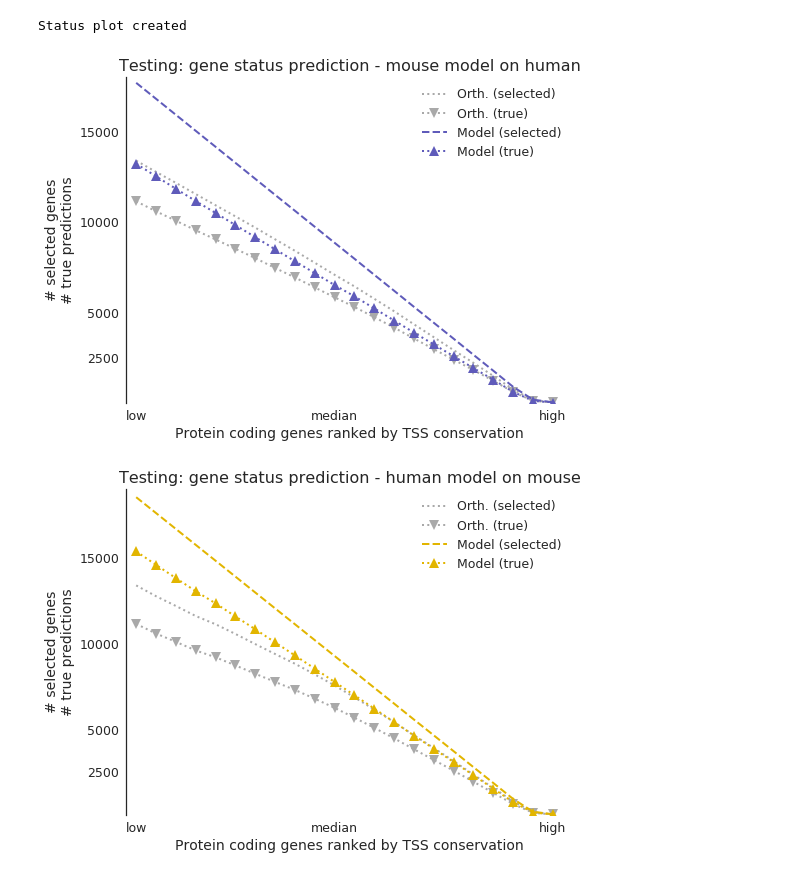
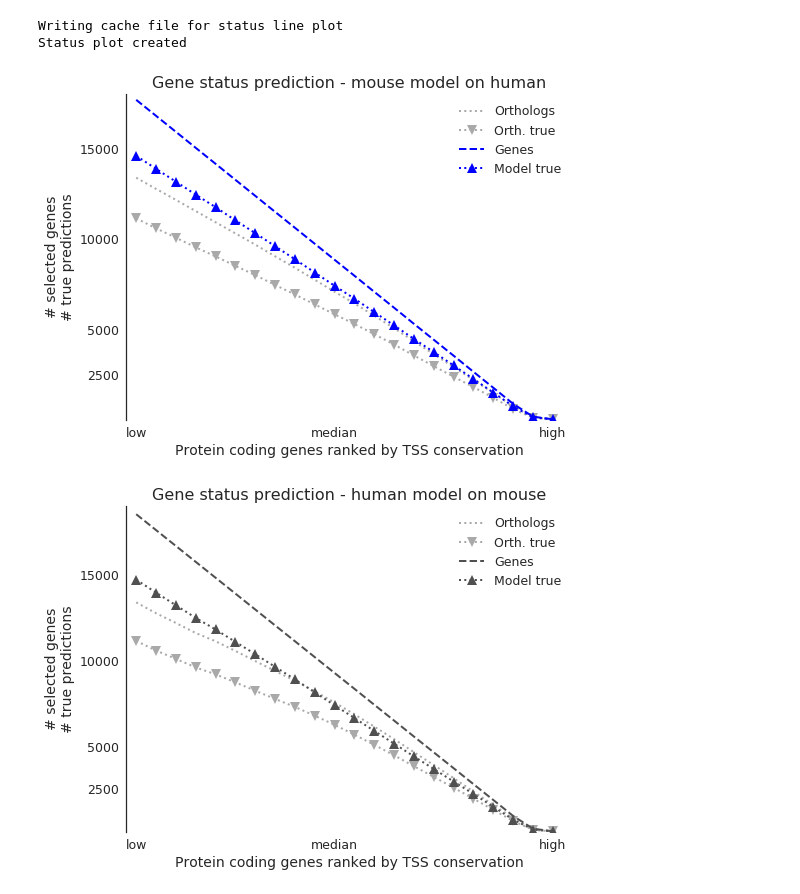
Before and after one commit to ptrebert/project-cross-species, a Jupyter notebook: notebooks/plotting/plot_model_perf_line.ipynb, the cells around one changed output. Saved outputs shown, nothing was run; the diff lists cells and outputs as text; code cells hidden in the pictures.

```diff
--- a/notebooks/plotting/plot_model_perf_line.ipynb
+++ b/notebooks/plotting/plot_model_perf_line.ipynb
@@ -26,7 +26,7 @@ fhgfs_base = '/TL/deep/fhgfs/projects/pebert/thesis'
 stat_folder = os.path.join(fhgfs_base, 'projects/cross_species/processing/norm/task_summarize')
 stat_file = os.path.join(stat_folder, 'agg_expstat_est.h5')
 ortho_folder = os.path.join(fhgfs_base, 'projects/cross_species/processing/norm/task_ortho_pred')
-ortho_pred = os.path.join(ortho_folder, 'orthopred_odb_6species.h5')
+ortho_pred = os.path.join(ortho_folder, 'orthopred_odb_v9.h5')
 
 cache_dir = '/home/pebert/.jupyter/cache'
 
@@ -45,13 +45,14 @@ save_figures = True
 
 def exec_status():
     cache_data = os.path.join(cache_dir, 'plot_perf_status_line.pck')
+    fullmodel = 'can'
     if not run_exec_status:
         return False
     if os.path.isfile(cache_data):
         model_perf = pck.load(open(cache_data, 'rb'))
     else:
-        model_perf = collect_ortho_perf(ortho_pred, 'bsig')
-        model_perf = collect_model_stat_perf(stat_file, model_perf, 'pos', 'bsig')
+        model_perf = collect_ortho_perf(ortho_pred, fullmodel)
+        model_perf = collect_model_stat_perf(stat_file, model_perf, 'pos', fullmodel)
         with open(cache_data, 'wb') as out:
             print('Writing cache file for status line plot')
             pck.dump(model_perf, out)
@@ -66,16 +67,17 @@ def exec_status():
         linestyles = ['dotted', 'dotted']
 
         spec_color = plot_colors['species'][spec_b]['rgb']
-        model_perf = perf['data_crp_bsig_wg']['positives'].mean(axis=0).round(decimals=0)
-        model_max = perf['data_crp_bsig_wg']['relevant'].median(axis=0)
+        model_perf = perf['data_crp_{}_wg'.format(fullmodel)]['positives'].mean(axis=0).round(decimals=0)
+        model_max = perf['data_crp_{}_wg'.format(fullmodel)]['relevant'].median(axis=0)
         datavalues.extend([model_max, model_perf])
 
         linecolors.extend([spec_color, spec_color])
         linestyles.extend(['dashed', 'dotted'])
-        linelabels = ['Orth. (selected)', 'Orth. (true)', 'Model (selected)', 'Model (true)']
+        linelabels = ['Orthologs', 'Orth. true',
+                      'Genes', 'Model true']
         markershapes = ['', 'v', '', '^']
 
-        plot_title = 'Testing: gene status prediction - {} model on {}'.format(spec_a, spec_b)
+        plot_title = 'Gene status prediction - {} model on {}'.format(spec_a, spec_b)
 
         y_max = datavalues[2].max()
         if np.round(y_max, -3) < y_max:
@@ -90,7 +92,7 @@ def exec_status():
                                          plot_title)
 
         if save_figures:
-            outpath = os.path.join(out_folder, 'main', 'fig_X_main_{}-to-{}_testperf_curve.svg'.format(spec_a, spec_b))
+            outpath = os.path.join(out_folder, 'main', 'fig_2A_main_{}-to-{}_testperf_curve.svg'.format(spec_a, spec_b))
             fig.savefig(outpath, bbox_extra_artists=exart, bbox_inches='tight')
             outpath = outpath.replace('.svg', '.png')
             fig.savefig(outpath, bbox_extra_artists=exart, bbox_inches='tight', dpi=300)
@@ -105,7 +107,7 @@ def plot_perf_linechart(datavals, ylim, linelabels, linecolor, linestyle, linema
     extra_artists = []
     ax.set_xlim(-0.5, datavals[0].size)
     ax.set_ylim(-1, ylim)
-    ax.set_yticks([2500, 5000, 10000, 15000])
+    ax.set_yticks([5000, 10000, 15000])
     ax.set_xticks([0, 10, datavals[0].size - 1])
     ax.set_xticklabels(['low', 'median', 'high'])
 
@@ -184,32 +186,33 @@ def collect_ortho_perf(fpath, model):
             if (spec_a, spec_b) not in [('mouse', 'human'), ('human', 'mouse')]:
                 continue
             perf = hdf[k]
             if (spec_a, spec_b) not in collector:
                 collector[(spec_a, spec_b)] = {'data_orth_pair': {'relevant': None,
                                                                   'positives': None},
                                                'data_crp_{}_wg'.format(model): {'positives': None,
                                                                                 'relevant': None}}
             relevant = perf.loc[['relevant'], :]
             positives = perf.loc[['positives'], :]
 
             orth_perf = collector[(spec_a, spec_b)]['data_orth_pair']
             if orth_perf['relevant'] is None:
                 orth_perf['relevant'] = relevant
                 orth_perf['positives'] = positives
                 collector[(spec_a, spec_b)]['data_orth_pair'] = orth_perf
             else:
                 relevant = pd.concat([orth_perf['relevant'], relevant], ignore_index=True, axis=0)
                 positives = pd.concat([orth_perf['positives'], positives], ignore_index=True, axis=0)
                 orth_perf['relevant'] = relevant
                 orth_perf['positives'] = positives
                 collector[(spec_a, spec_b)]['data_orth_pair'] = orth_perf
     return collector
 
 
 execd = exec_status()
 if execd:
     print('Status plot created')
 # %% [output]
+Writing cache file for status line plot
 Status plot created
-[figure, old version]
+[figure, new version]
-[figure, old version]
+[figure, new version]
```
Also changed, not shown: 4 other files.
